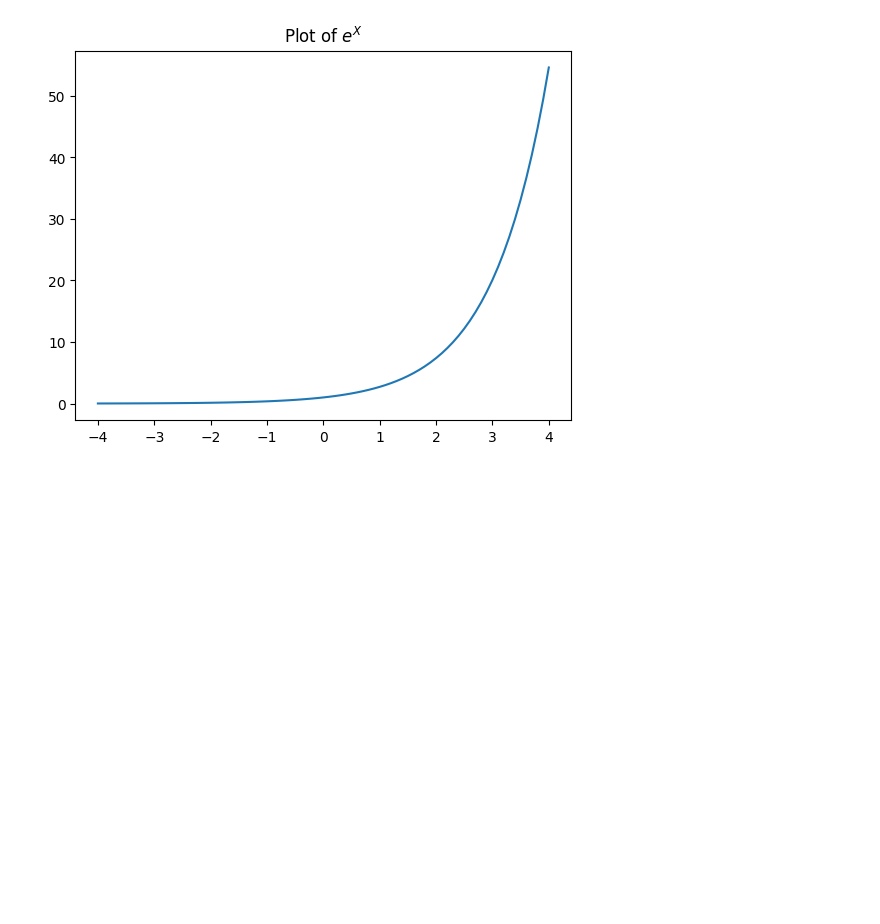
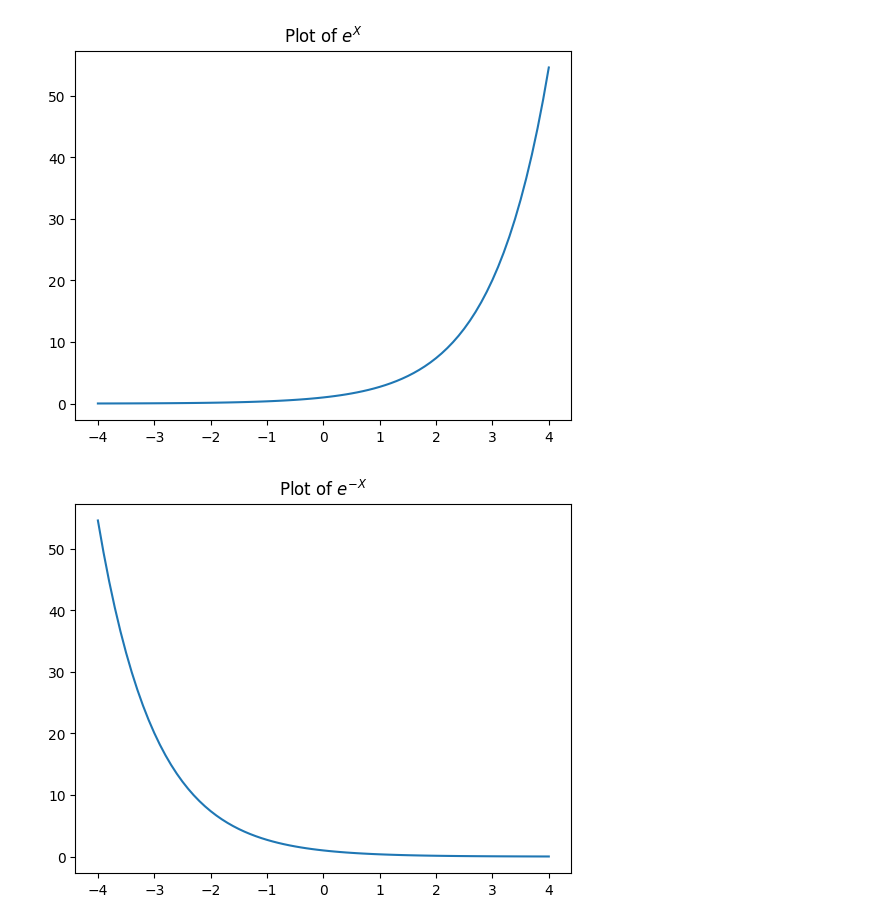
Before and after one commit to danzpy/book-data-science-projects-with-python, a Jupyter notebook: predicao-bons-pagadores.ipynb, the cells around one changed output. Saved outputs shown, nothing was run; the diff lists cells and outputs as text; code cells hidden in the pictures; blank space fills up the shorter version.

```diff
--- a/predicao-bons-pagadores.ipynb
+++ b/predicao-bons-pagadores.ipynb
@@ -730,3 +730,9 @@ plt.plot(X_exp, y_exp)
 plt.title('Plot of $e^X$');
 # %% [output]
 [figure]
+# %%
+Y_exp = np.exp(-X_exp)
+plt.plot(X_exp, Y_exp)
+plt.title('Plot of $e^{-X}$');
+# %% [output]
+[figure, added]
```
Also changed, not shown: parts of 7 cells of this notebook.
